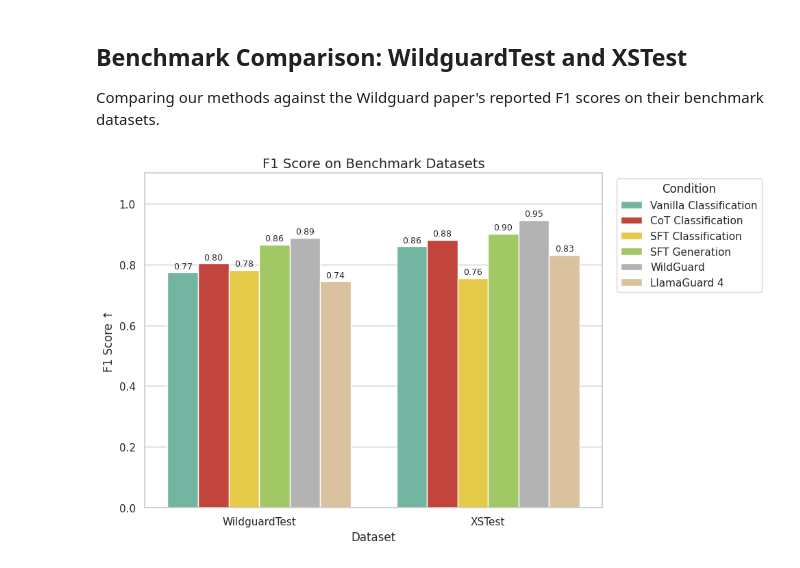
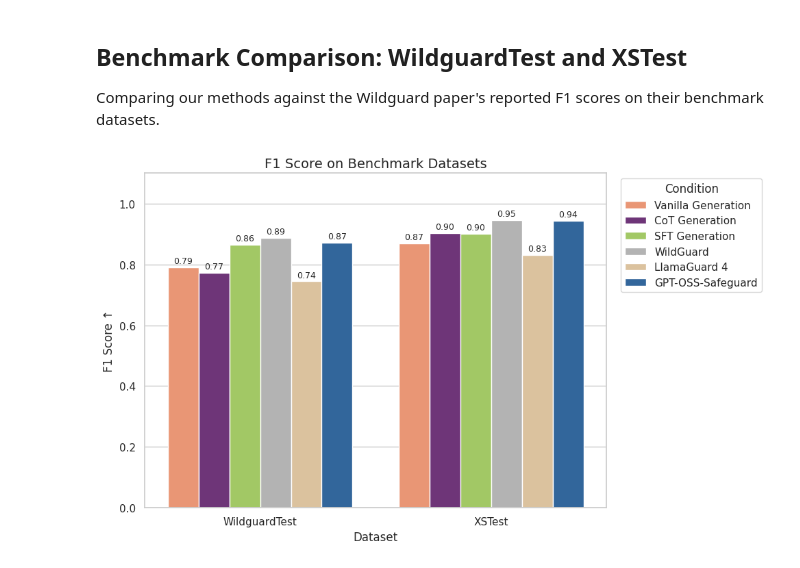
Before and after one commit to Jazhyc/aims-safety-classification, a Jupyter notebook: notebooks/baselines/baselines_results.ipynb, the cells around one changed output. Drawn from its saved outputs; the diff is of its cells as text; code cells hidden in the pictures.

Commit message:
Added GPT OSS Safeguard Baselines

```diff
--- a/notebooks/baselines/baselines_results.ipynb
+++ b/notebooks/baselines/baselines_results.ipynb
@@ -59,6 +59,14 @@ if _has_jsonl(DATA_DIR / "sft" / "annotated-intents"):
 else:
     SFT_RESULTS_DIR = _try_download("safety-experiment-sft", REGISTRY_PROJECT, DATA_DIR)
     print(f"SFT:       downloaded to {SFT_RESULTS_DIR}")
+
+# GPT-OSS-Safeguard
+if _has_jsonl(DATA_DIR / "safeguard" / "annotated-intents"):
+    SAFEGUARD_RESULTS_DIR = DATA_DIR / "safeguard"
+    print(f"Safeguard: using local data at {SAFEGUARD_RESULTS_DIR}")
+else:
+    SAFEGUARD_RESULTS_DIR = _try_download("safety-experiment-safeguard", REGISTRY_PROJECT, DATA_DIR / "safeguard")
+    print(f"Safeguard: downloaded to {SAFEGUARD_RESULTS_DIR}")
 # %% [output]
 Baselines: using local data at ../../data/safety_experiment
 SFT:       using local data at ../../data/safety_experiment/sft
@@ -79,6 +88,7 @@ BASELINE_CONDITIONS = [
     "vanilla_with_human_intent",
     "llamaguard_classification",
     "wildguard_classification",
+    "safeguard_classification",
     "zeroshot_cot_classification",
     "zeroshot_cot_generation",
     "zeroshot_cot_classification_with_intent",
@@ -98,6 +108,7 @@ CONDITION_NAMES = {
     "vanilla_with_model_intent":           "Vanilla + Model Intent",
     "llamaguard_classification":           "LlamaGuard 4",
     "wildguard_classification":            "WildGuard",
+    "safeguard_classification":            "GPT-OSS-Safeguard",
     "zeroshot_cot_classification":         "CoT Classification",
     "zeroshot_cot_generation":             "CoT Generation",
     "zeroshot_cot_classification_with_intent": "CoT + Human Intent",
@@ -119,6 +130,7 @@ CONDITION_COLORS = {
     "Vanilla + Model Intent":     "#e78ac3",
     "LlamaGuard 4":               "#e5c494",
     "WildGuard":                  "#b3b3b3",
+    "GPT-OSS-Safeguard":          "#2166ac",
     "CoT Classification":         "#d73027",
     "CoT Generation":             "#762a83",
     "CoT + Human Intent":         "#1a9850",
@@ -211,9 +223,10 @@ def load_results(results_dir: Path, conditions: list) -> pd.DataFrame:
 
 
 # Load and merge
-df_baselines = load_results(RESULTS_DIR,     BASELINE_CONDITIONS)
-df_sft       = load_results(SFT_RESULTS_DIR, SFT_CONDITIONS)
-df = pd.concat([df_baselines, df_sft], ignore_index=True)
+df_baselines = load_results(RESULTS_DIR,          BASELINE_CONDITIONS)
+df_sft       = load_results(SFT_RESULTS_DIR,      SFT_CONDITIONS)
+df_safeguard = load_results(SAFEGUARD_RESULTS_DIR, ["safeguard_classification"])
+df = pd.concat([df_baselines, df_sft, df_safeguard], ignore_index=True)
 
 # Deduplicate: keep the last occurrence for any (dataset, model, condition) triple
 df = df.drop_duplicates(subset=["dataset", "model", "condition"], keep="last")
@@ -224,14 +237,16 @@ df = df[~df["model"].str.contains("Guard-3", na=False)]
 print(f"Loaded {len(df)} result sets total")
 print(f"  Baselines : {len(df_baselines)}")
 print(f"  SFT       : {len(df_sft)}")
+print(f"  Safeguard : {len(df_safeguard)}")
 
 if df.empty:
     print("\nNo results loaded — check that data directories exist or W&B artifacts are available.")
-    df_main  = df.copy()
-    df_guard = df.copy()
+    df_main      = df.copy()
+    df_guard     = df.copy()
+    df_safeguard = df.copy()
 else:
     df_main  = df[df["model"].str.contains("Llama-3.1", na=False)].copy()
-    df_guard = df[df["model"].str.contains("Guard|wildguard", case=False, na=False)].copy()
+    df_guard = df[df["model"].str.contains("Guard|wildguard|gpt-oss-safeguard", case=False, na=False)].copy()
     print(f"\n  Llama 3.1 8B: {len(df_main)} result sets")
     print(f"  Guard models: {len(df_guard)} result sets")
 
@@ -401,38 +416,42 @@ def plot_benchmark_comparison(df: pd.DataFrame, datasets: list, metric: str = "f
     ax.set_xlabel("Dataset", fontsize=12)
     ax.set_ylabel(f"{metric_labels.get(metric, metric)} {direction}", fontsize=12)
     ax.set_ylim(0, 1.1)
     ax.legend(title="Condition", bbox_to_anchor=(1.02, 1), loc="upper left")
 
     plt.tight_layout()
 
     if save_name:
         fig.savefig(FIGS_DIR / f"{save_name}.pdf", bbox_inches="tight")
 
     plt.show()
 
 
-# Show only classification conditions + guard models on benchmark datasets
-# (exclude generation variants and intent-based conditions for a cleaner comparison)
 benchmark_datasets = ["WildguardTest", "XSTest"]
+
+# Keep generation variants and guard/safeguard models; drop classification-only
+# variants to reduce crowding (vanilla cls, CoT cls, SFT cls already covered by
+# the Annotated Intents section).
 exclude = [
-    "Vanilla Generation",
+    "Vanilla Classification",
     "Vanilla + Human Intent",
     "Vanilla + Model Intent",
-    "CoT Generation",
+    "CoT Classification",
     "CoT + Human Intent",
+    "SFT Classification",
 ]
+
 df_benchmark = pd.concat([df_main, df_guard], ignore_index=True)
 
 plot_benchmark_comparison(
     df_benchmark,
     datasets=benchmark_datasets,
     metric="f1",
     exclude_conditions=exclude,
     title="F1 Score on Benchmark Datasets",
     save_name="f1_benchmark_comparison"
 )
 # %% [output]
-[figure, old version]
+[figure, new version]
 # %%
 # Display detailed metrics (F1-focused)
 display_cols = ["dataset", "model", "condition", "f1", "precision", "recall", "total"]
```
Also changed, not shown: parts of 4 cells of this notebook.
